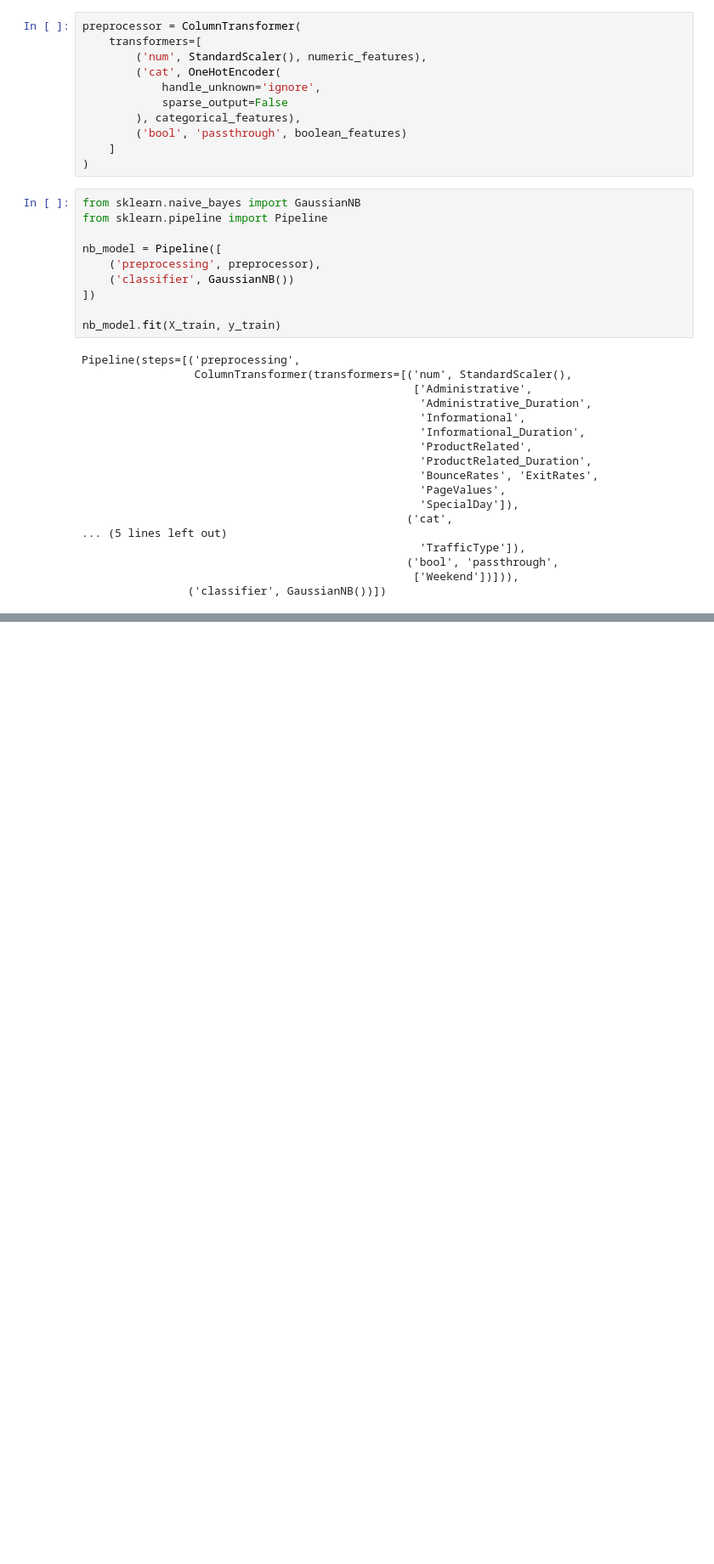
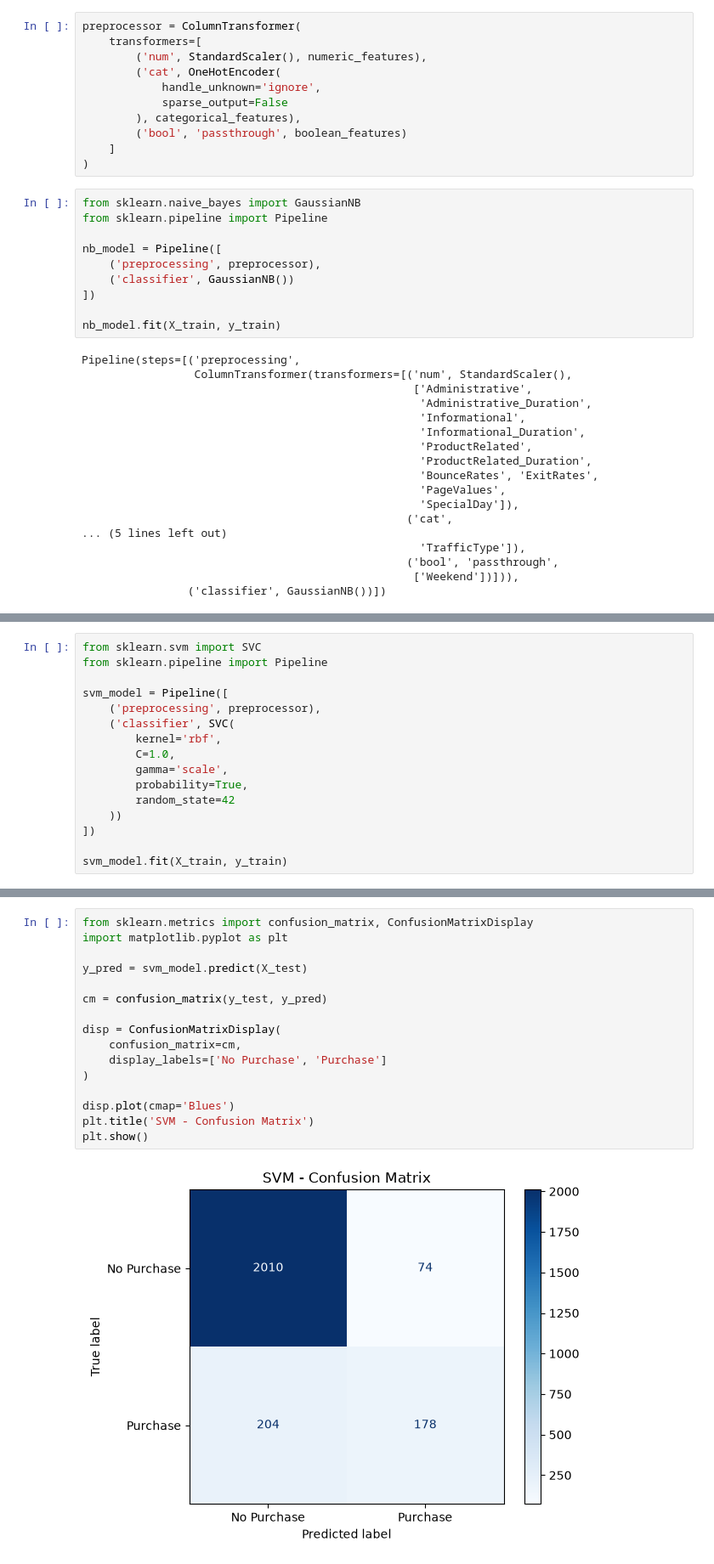
Before and after one commit to yadavanshit2003-coder/ML_assignment, a Jupyter notebook: logistic_regression.ipynb, the cells around one changed output, grey strips where cells are left out. Shown at 85% size. Cells and saved outputs as stored; diff of their text form; blank space fills up the shorter version.

```diff
--- a/logistic_regression.ipynb
+++ b/logistic_regression.ipynb
@@ -436,0 +484,16 @@ Pipeline(steps=[('preprocessing',
+# %%
+from sklearn.svm import SVC
+from sklearn.pipeline import Pipeline
+
+svm_model = Pipeline([
+    ('preprocessing', preprocessor),
+    ('classifier', SVC(
+        kernel='rbf',
+        C=1.0,
+        gamma='scale',
+        probability=True,
+        random_state=42
+    ))
+])
+
+svm_model.fit(X_train, y_train)
@@ -436,0 +529,18 @@ Pipeline(steps=[('preprocessing',
+# %%
+from sklearn.metrics import confusion_matrix, ConfusionMatrixDisplay
+import matplotlib.pyplot as plt
+
+y_pred = svm_model.predict(X_test)
+
+cm = confusion_matrix(y_test, y_pred)
+
+disp = ConfusionMatrixDisplay(
+    confusion_matrix=cm,
+    display_labels=['No Purchase', 'Purchase']
+)
+
+disp.plot(cmap='Blues')
+plt.title('SVM - Confusion Matrix')
+plt.show()
+# %% [output]
+[figure, added]
```
Also changed, not shown: parts of 10 cells of this notebook.
